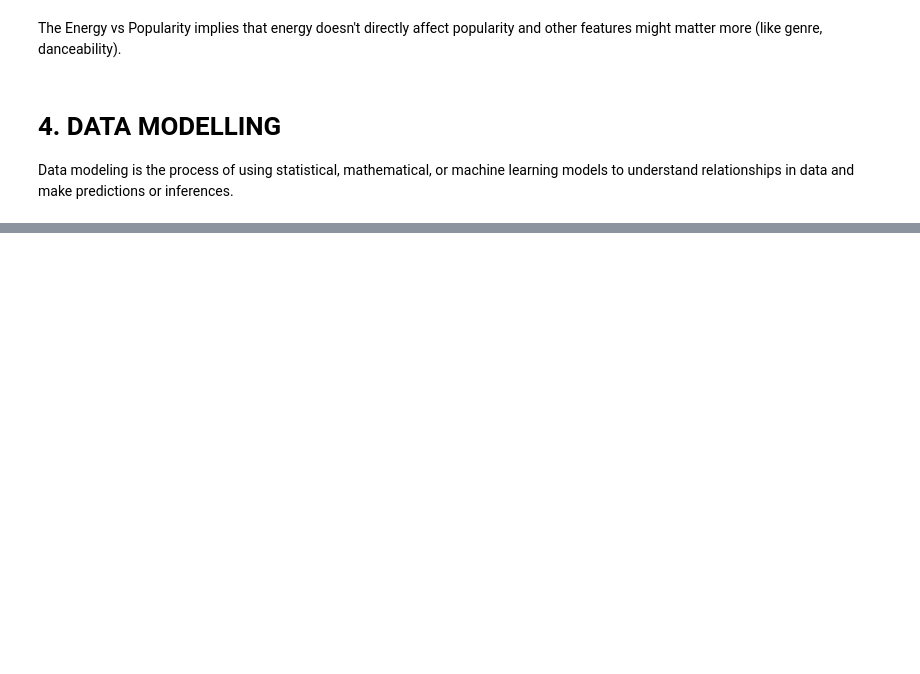
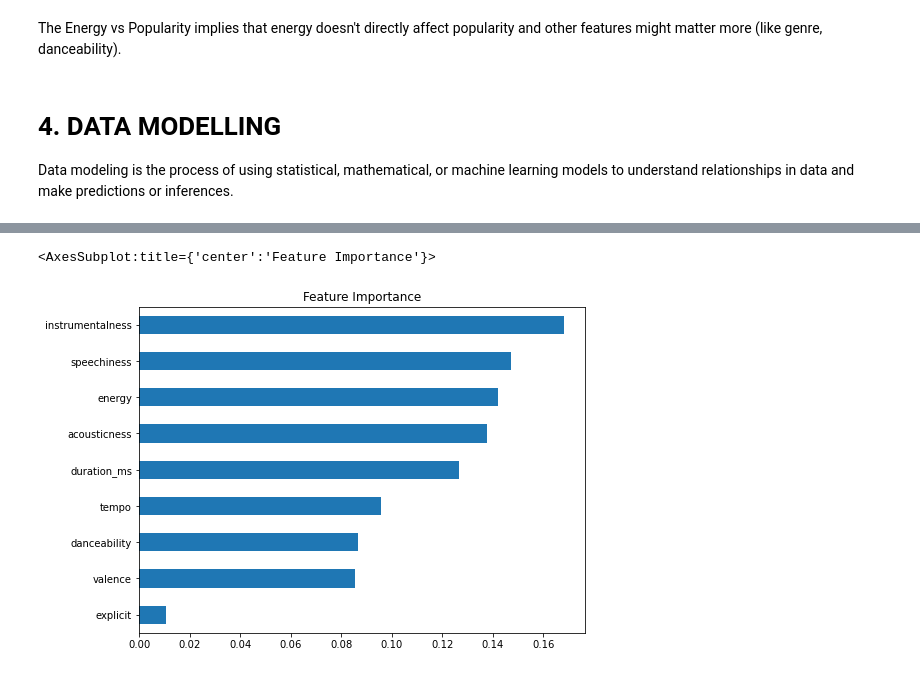
Before and after one commit to FGithaiga/SPOTIFY-SONGS-ARTISTS, a Jupyter notebook: index.ipynb, the cells around one changed output, grey strips where cells are left out. Drawn from its saved outputs; the diff is of its cells as text; code cells hidden in the pictures; blank space fills up the shorter version.

```diff
--- a/index.ipynb
+++ b/index.ipynb
@@ -291,0 +311,7 @@ R-squared Score: 1.00
+# %%
+# Feature importance
+importances = pd.Series(rf_model.feature_importances_, index=features)
+importances.sort_values().plot(kind='barh', figsize=(8,6), title="Feature Importance")
+# %% [output]
+<AxesSubplot:title={'center':'Feature Importance'}>
+[figure, added]
```
Also changed, not shown: parts of 17 cells of this notebook.
